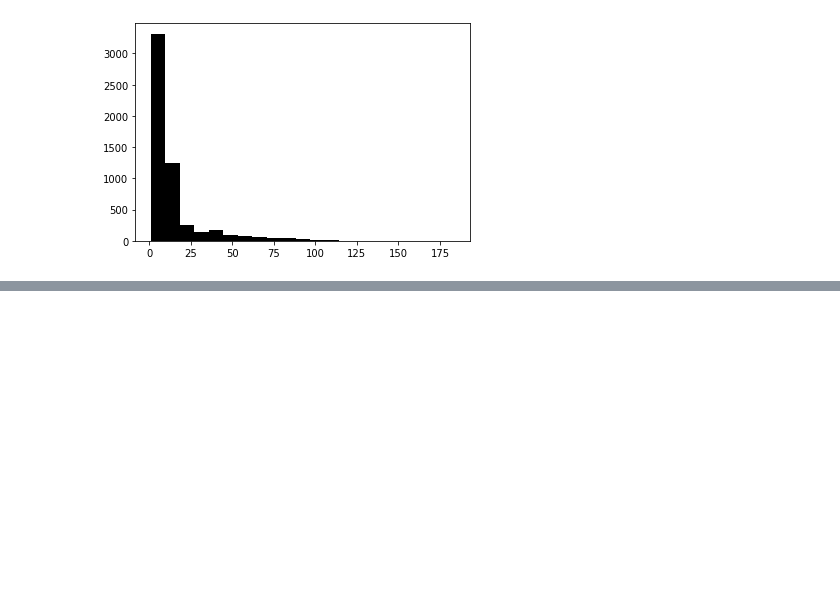
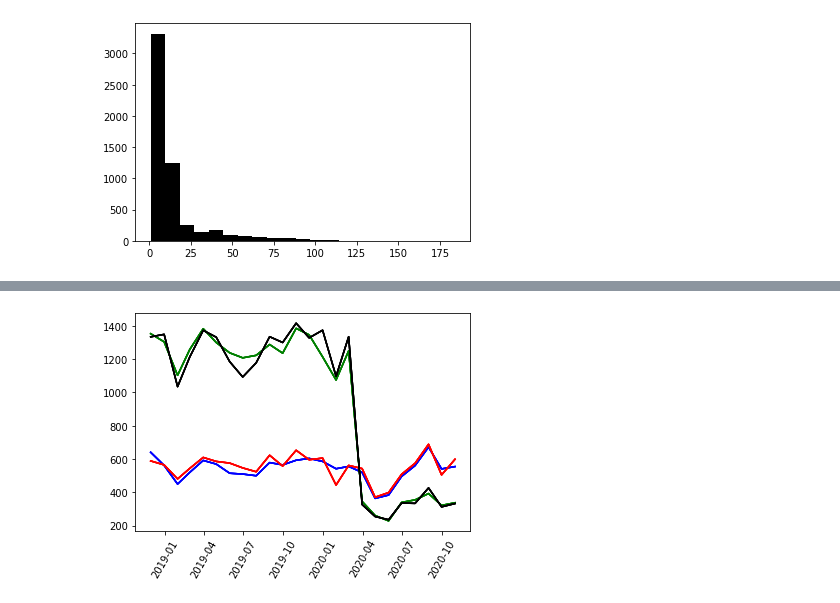
Before and after one commit to Narita-1095305/AI-datascience-math, a Jupyter notebook: データを手にしてまず行うこと.ipynb, the cells around one changed output, grey strips where cells are left out. Cells and saved outputs as stored; diff of their text form; code cells hidden in the pictures; blank space fills up the shorter version.

```diff
--- a/データを手にしてまず行うこと.ipynb
+++ b/データを手にしてまず行うこと.ipynb
@@ -74,0 +142,10 @@ plt.show()
+# %%
+import matplotlib.pyplot as plt
+plt.plot(df_info[df_info["プラン"]=="A"].resample('M').count(),color="b")
+plt.plot(df_info[df_info["プラン"]=="B"].resample('M').count(),color="g")
+plt.plot(df_info[df_info["プラン"]=="C"].resample('M').count(),color="r")
+plt.plot(df_info[df_info["プラン"]=="D"].resample('M').count(),color="k")
+plt.xticks(rotation=60)
+plt.show()
+# %% [output]
+[figure, added]
```
Also changed, not shown: parts of 6 cells of this notebook.
